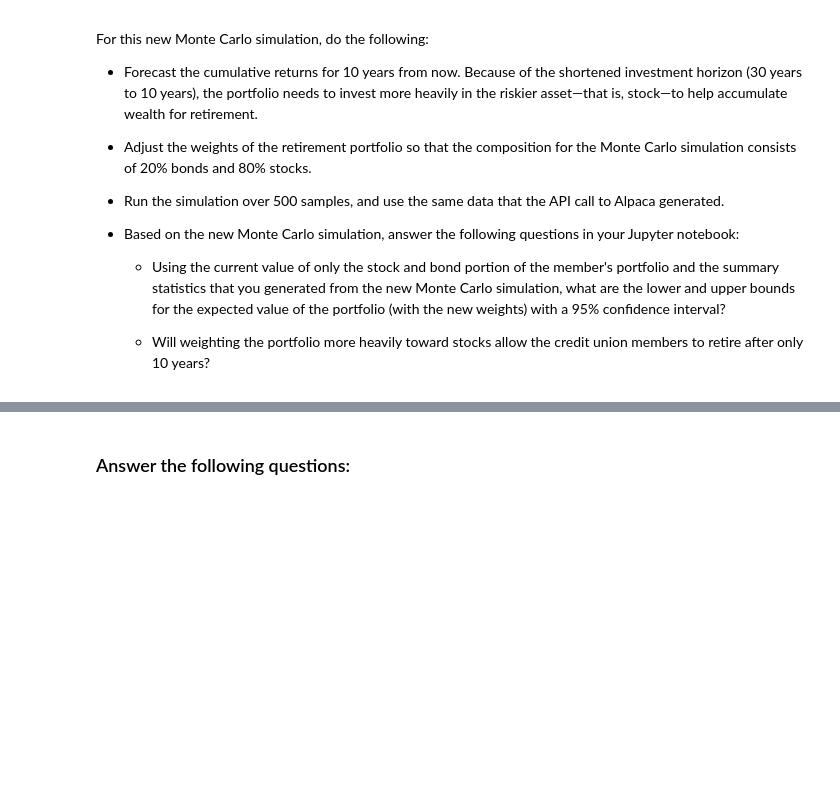
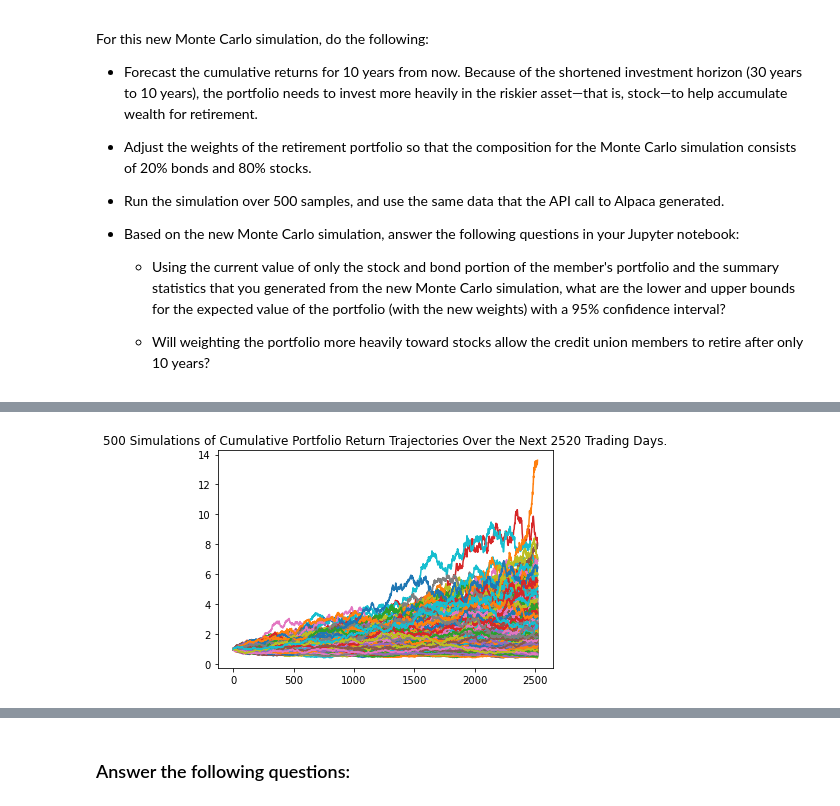
Before and after one commit to tosulai2/Financial-Planner-For-Emergencies---Retirement-Assets, a Jupyter notebook: financial_planning_tools.ipynb, the cells around one changed output, grey strips where cells are left out. Cells and saved outputs as stored; diff of their text form; code cells hidden in the pictures; blank space fills up the shorter version.

```diff
--- a/financial_planning_tools.ipynb
+++ b/financial_planning_tools.ipynb
@@ -554,6 +674,13 @@ For this new Monte Carlo simulation, do the following:
 # The weights should be split 20% to AGG and 80% to SPY.
 # Run 500 samples.
 # YOUR CODE HERE
+MC_ten = MCSimulation(
+    portfolio_data = df_retirement,
+    weights = [.80,.20],
+    num_simulation = 500,
+    num_trading_days = 252*10
+)
 
 # Review the simulation input data
 # YOUR CODE HERE
+MC_ten.portfolio_data.head()
@@ -563,7 +742,12 @@ For this new Monte Carlo simulation, do the following:
 # %%
 # Visualize the 10-year Monte Carlo simulation by creating an
 # overlay line plot
 # YOUR CODE HERE
+MC_sim_line_plot = MC_ten.plot_simulation()
+# Save the plot for future use
+MC_sim_line_plot.get_figure().savefig("MC_ten_sim_plot.png", bbox_inches="tight")
+# %% [output]
+[figure, added]
 # %%
 # Visualize the probability distribution of the 10-year Monte Carlo simulation
 # by plotting a histogram
```
Also changed, not shown: parts of 17 cells of this notebook, 4 other files.
